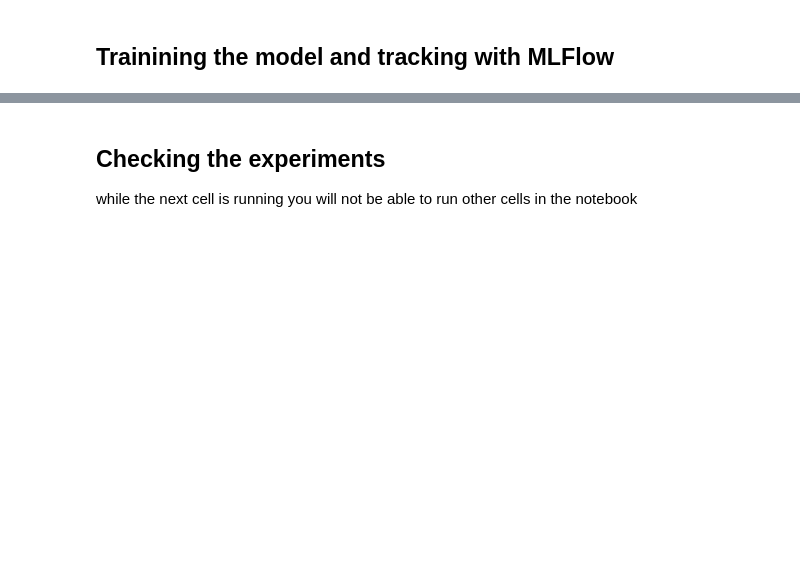
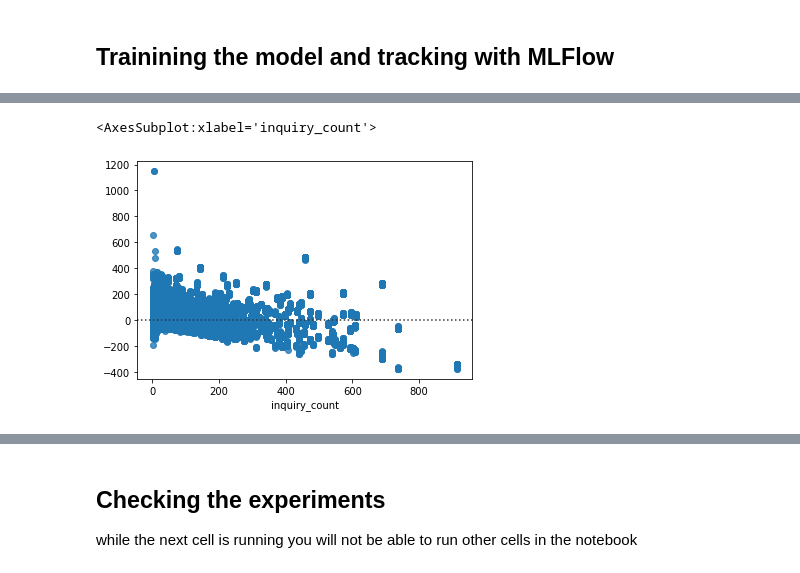
Before and after one commit to neue-fische-traum/traum-preis, a Jupyter notebook: notebooks/model_residuals_and_crossvalidation.ipynb, the cells around one changed output, grey strips where cells are left out. Saved outputs shown, nothing was run; the diff lists cells and outputs as text; code cells hidden in the pictures; blank space fills up the shorter version.

```diff
--- a/notebooks/model_residuals_and_crossvalidation.ipynb
+++ b/notebooks/model_residuals_and_crossvalidation.ipynb
@@ -117,5 +229,4 @@ master_dummies.isna().sum()
 # %%
 #training the model
-from sklearn.linear_model import LinearRegression
-reg = LinearRegression().fit(X_train_preprocessed_norm, y_train)
+reg1 = LinearRegression().fit(X_train_preprocessed_norm, y_train)
 # %%
@@ -129,5 +241,5 @@ print(r2_train)
 # %%
-y_test_pred = reg.predict(X_test_preprocessed_norm)
+y_test_pred = reg1.predict(X_test_preprocessed_norm)
 rmse_test = mean_squared_error(y_test, y_test_pred,squared=False)
 r2_test = r2_score(y_test, y_test_pred)
 print(rmse_test)
@@ -138,0 +270,2 @@ print(cross_val_score(reg, X, Y, cv=10, scoring='r2').mean())
+# %%
+plt.rcParams['agg.path.chunksize'] = 10000
@@ -138,0 +275,5 @@ print(cross_val_score(reg, X, Y, cv=10, scoring='r2').mean())
+# %%
+sns.residplot(x=y_test, y=y_test_pred)
+# %% [output]
+<AxesSubplot:xlabel='inquiry_count'>
+[figure, added]
```
Also changed, not shown: parts of 29 cells of this notebook.
